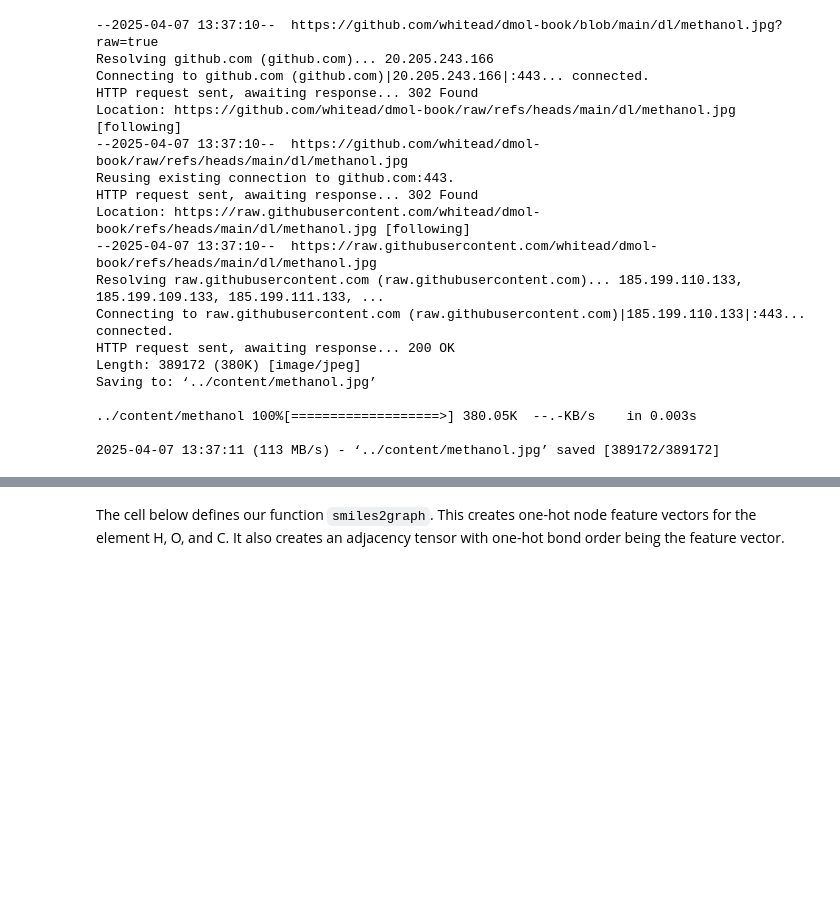
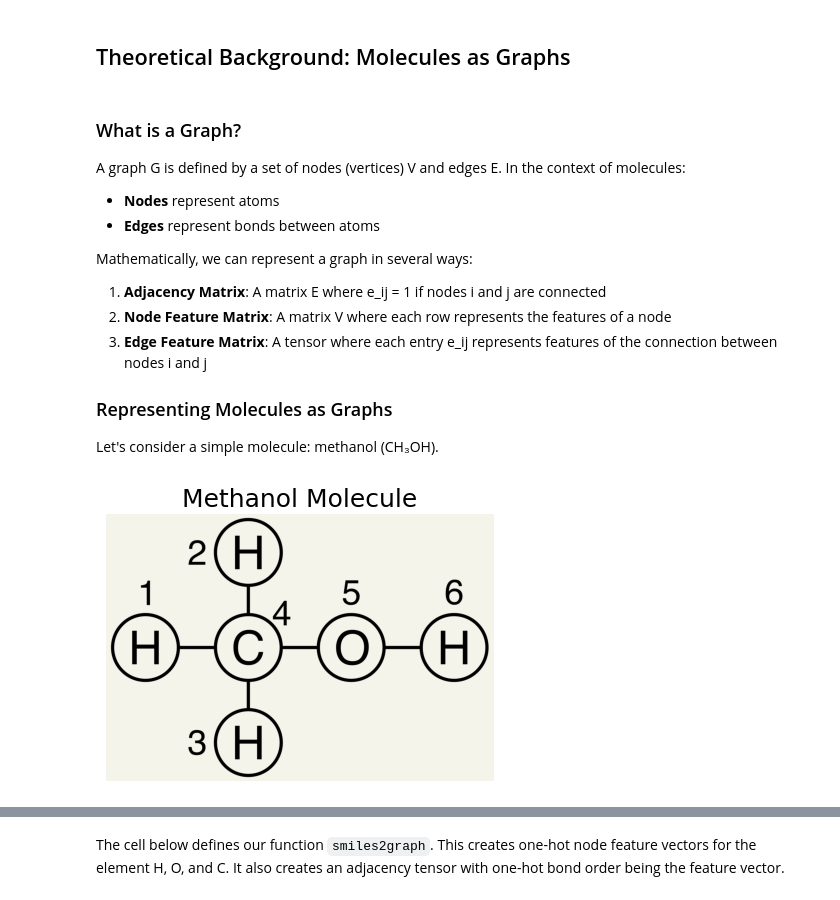
Before and after one commit to HFooladi/GNNs-For-Chemists, a Jupyter notebook: notebooks/01_GNN_representation.ipynb, the cells around one changed output, grey strips where cells are left out. Saved outputs shown, nothing was run; the diff lists cells and outputs as text; code cells hidden in the pictures; blank space fills up the shorter version.

```diff
--- a/notebooks/01_GNN_representation.ipynb
+++ b/notebooks/01_GNN_representation.ipynb
@@ -2,0 +28,30 @@
+# %%
+#@title Import required libraries
+# Core libraries
+import numpy as np
+import pandas as pd
+import matplotlib.pyplot as plt
+import seaborn as sns
+
+# RDKit for molecular handling
+import rdkit
+from rdkit import Chem
+from rdkit.Chem import Draw
+from rdkit.Chem import AllChem
+
+# PyTorch and PyTorch Geometric
+import torch
+from torch_geometric.data import Data
+from torch_geometric.datasets import MoleculeNet
+from torch_geometric.utils import to_networkx
+
+# NetworkX for graph visualization
+import networkx as nx
+
+# Set plotting style
+sns.set_context("notebook", font_scale=1.5)
+sns.set_palette("Set2")
+
+# Set random seed for reproducibility
+np.random.seed(42)
+torch.manual_seed(42)
@@ -17,22 +77,31 @@ You can find an interactive introductory article on graphs and graph neural netw
+# %% [markdown]
+## Theoretical Background: Molecules as Graphs <a name="theoretical-background-molecules-as-graphs"></a>
+# %% [markdown]
+### What is a Graph?
+
+A graph G is defined by a set of nodes (vertices) V and edges E. In the context of molecules:
+- **Nodes** represent atoms
+- **Edges** represent bonds between atoms
+
+Mathematically, we can represent a graph in several ways:
+1. **Adjacency Matrix**: A matrix E where e_ij = 1 if nodes i and j are connected
+2. **Node Feature Matrix**: A matrix V where each row represents the features of a node
+3. **Edge Feature Matrix**: A tensor where each entry e_ij represents features of the connection between nodes i and j
+
+### Representing Molecules as Graphs
+
+Let's consider a simple molecule: methanol (CH₃OH).
 # %%
-!wget https://github.com/whitead/dmol-book/blob/main/dl/methanol.jpg?raw=true -O ../content/methanol.jpg
+# Download methanol image for visualization
+!wget -q https://github.com/whitead/dmol-book/blob/main/dl/methanol.jpg?raw=true -O methanol.jpg
+
+# Display the molecule
+from PIL import Image
+img = Image.open('methanol.jpg')
+plt.figure(figsize=(5, 5))
+plt.imshow(img)
+plt.axis('off')
+plt.title('Methanol Molecule')
+plt.show()
 # %% [output]
---2025-04-07 13:37:10--  https://github.com/whitead/dmol-book/blob/main/dl/methanol.jpg?raw=true
-Resolving github.com (github.com)... 20.205.243.166
-Connecting to github.com (github.com)|20.205.243.166|:443... connected.
-HTTP request sent, awaiting response... 302 Found
-Location: https://github.com/whitead/dmol-book/raw/refs/heads/main/dl/methanol.jpg [following]
---2025-04-07 13:37:10--  https://github.com/whitead/dmol-book/raw/refs/heads/main/dl/methanol.jpg
-Reusing existing connection to github.com:443.
-HTTP request sent, awaiting response... 302 Found
-Location: https://raw.githubusercontent.com/whitead/dmol-book/refs/heads/main/dl/methanol.jpg [following]
---2025-04-07 13:37:10--  https://raw.githubusercontent.com/whitead/dmol-book/refs/heads/main/dl/methanol.jpg
-Resolving raw.githubusercontent.com (raw.githubusercontent.com)... 185.199.110.133, 185.199.109.133, 185.199.111.133, ...
-Connecting to raw.githubusercontent.com (raw.githubusercontent.com)|185.199.110.133|:443... connected.
-HTTP request sent, awaiting response... 200 OK
-Length: 389172 (380K) [image/jpeg]
-Saving to: ‘../content/methanol.jpg’
-
-../content/methanol 100%[===================>] 380.05K  --.-KB/s    in 0.003s
-
-2025-04-07 13:37:11 (113 MB/s) - ‘../content/methanol.jpg’ saved [389172/389172]
+[figure, added]
```
Also changed, not shown: parts of 28 cells of this notebook.
